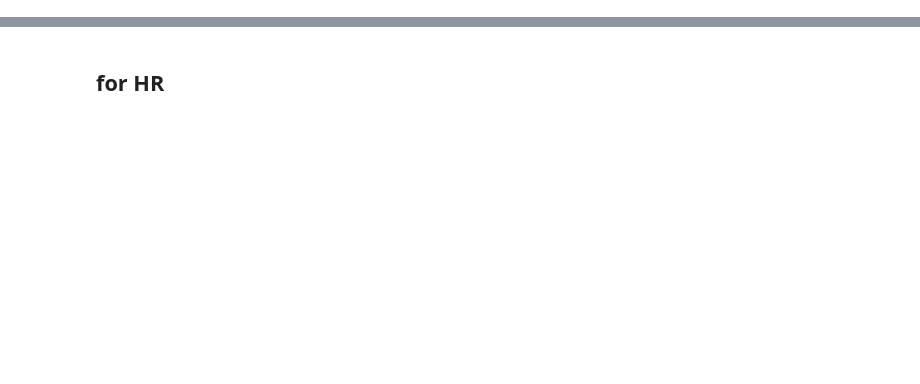
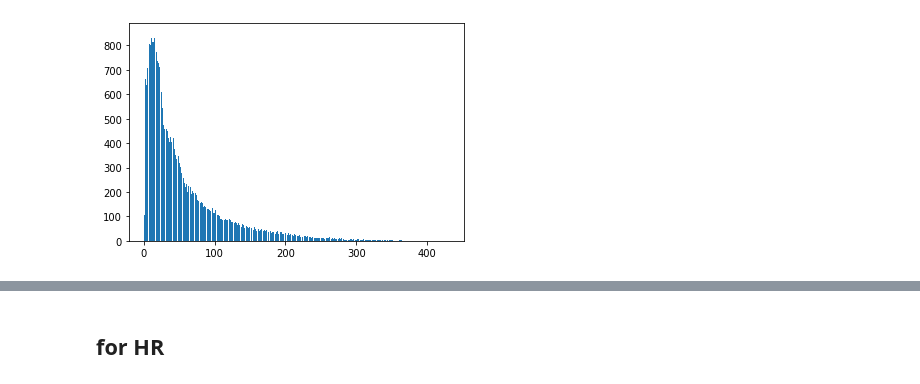
Before and after one commit to nithish08/ml2-project, a Jupyter notebook: model1.ipynb, the cells around one changed output, grey strips where cells are left out. Saved outputs shown, nothing was run; the diff lists cells and outputs as text; code cells hidden in the pictures; blank space fills up the shorter version.

```diff
--- a/model1.ipynb
+++ b/model1.ipynb
@@ -497,0 +158,2 @@ plt.bar(features , model.coef_)
+# %%
+df.key = df.key.apply(lambda x: x.split('-')[-1]).astype(int)
@@ -497,0 +188,22 @@ plt.bar(features , model.coef_)
+# %%
+static = get_static_features(df)
+
+last = get_last_row(df)
+mean_df = get_mean_features(df)
+
+static.shape, last.shape, mean_df.shape
+
+static.columns
+
+features = pd.merge(static, last, on = ['patient_id', 'key'])
+features = pd.merge(features, mean_df, on= ['patient_id', 'key'])
+
+targets = get_target(df)
+
+ml_df = pd.merge(features, targets, on = ['patient_id', 'key'])
+
+feat_xx = ['gender', 'age', 'x1', 'x2', 'x3', 'x4', 'x5', 'x6', 'xx1_last',
+       'xx2_last', 'xx3_last', 'xx4_last', 'xx5_last', 'xx1_mean', 'xx2_mean',
+       'xx3_mean', 'xx4_mean', 'xx5_mean']
+
+target_name = 'y_mean_MAP'
@@ -497,0 +233,8 @@ plt.bar(features , model.coef_)
+# %%
+l = ml_df.key.to_list()
+# %%
+d = Counter(l)
+# %%
+_ = plt.bar(x=d.keys(),height=d.values())
+# %% [output]
+[figure, added]
```
Also changed, not shown: parts of 105 cells of this notebook.
